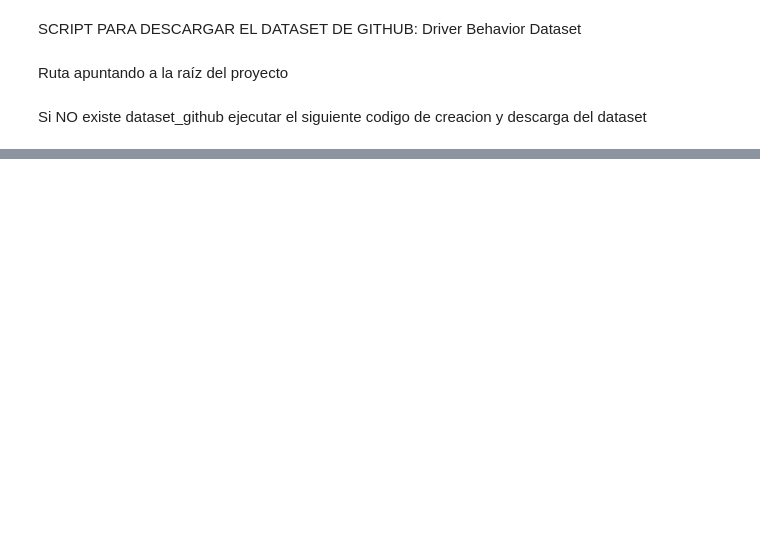
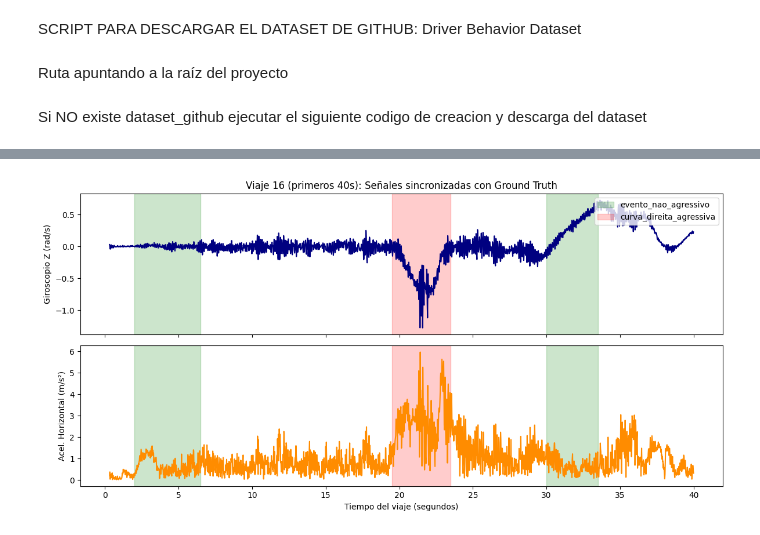
Before and after one commit to muller10000/tp-ia-driving-behavior, a Jupyter notebook: notebooks/1_exploracion_datos.ipynb, the cells around one changed output, grey strips where cells are left out. Drawn from its saved outputs; the diff is of its cells as text; code cells hidden in the pictures; blank space fills up the shorter version.

```diff
--- a/notebooks/1_exploracion_datos.ipynb
+++ b/notebooks/1_exploracion_datos.ipynb
@@ -81,0 +694,42 @@ Descarga exitosa.Datos de GitHub copiados a: ../data/raw/dataset_github
+# %%
+# Pasamos de uptimeNanos a segundos desde el inicio del viaje
+acc_16["tiempo_s"] = (acc_16["uptimeNanos"] - t0) / 1e9
+gyro_16["tiempo_s"] = (gyro_16["uptimeNanos"] - t0) / 1e9
+# %%
+# Calculamos la magnitud horizontal de aceleración (combinar X e Y en una sola curva)
+acc_16["mag_xy"] = np.sqrt(acc_16["x"]**2 + acc_16["y"]**2)
+# %%
+# Filtramos los primeros 40 segundos
+acc_tramo = acc_16[acc_16["tiempo_s"] <= 40]
+gyro_tramo = gyro_16[gyro_16["tiempo_s"] <= 40]
+# %%
+# Filtramos el groundTruth para los primeros 40 segundos
+gt_16.columns = gt_16.columns.str.strip()
+gt_tramo = gt_16[gt_16["fim"] <= 40]
+# %%
+# Graficamos ambas señales y pintamos las franjas de groundTruth
+fig, axes = plt.subplots(2, 1, figsize=(12, 6), sharex=True)
+
+axes[0].plot(gyro_tramo["tiempo_s"], gyro_tramo["z"], color="navy")
+axes[0].set_ylabel("Giroscopio Z (rad/s)")
+axes[0].set_title("Viaje 16 (primeros 40s): Señales sincronizadas con Ground Truth")
+
+axes[1].plot(acc_tramo["tiempo_s"], acc_tramo["mag_xy"], color="darkorange")
+axes[1].set_ylabel("Acel. Horizontal (m/s²)")
+axes[1].set_xlabel("Tiempo del viaje (segundos)")
+
+# Sombreamos cada evento: verde = normal, rojo = agresivo
+for _, fila in gt_tramo.iterrows():
+    color = "green" if fila["evento"] == "evento_nao_agressivo" else "red"
+    for ax in axes:
+        ax.axvspan(fila["inicio"], fila["fim"], color=color, alpha=0.2, label=fila["evento"])
+
+# Evitamos etiquetas repetidas en la leyenda
+handles, labels = axes[0].get_legend_handles_labels()
+by_label = dict(zip(labels, handles))
+axes[0].legend(by_label.values(), by_label.keys(), loc="upper right")
+
+plt.tight_layout()
+plt.show()
+# %% [output]
+[figure, added]
```
Also changed, not shown: parts of 114 cells of this notebook, 4 other files.
